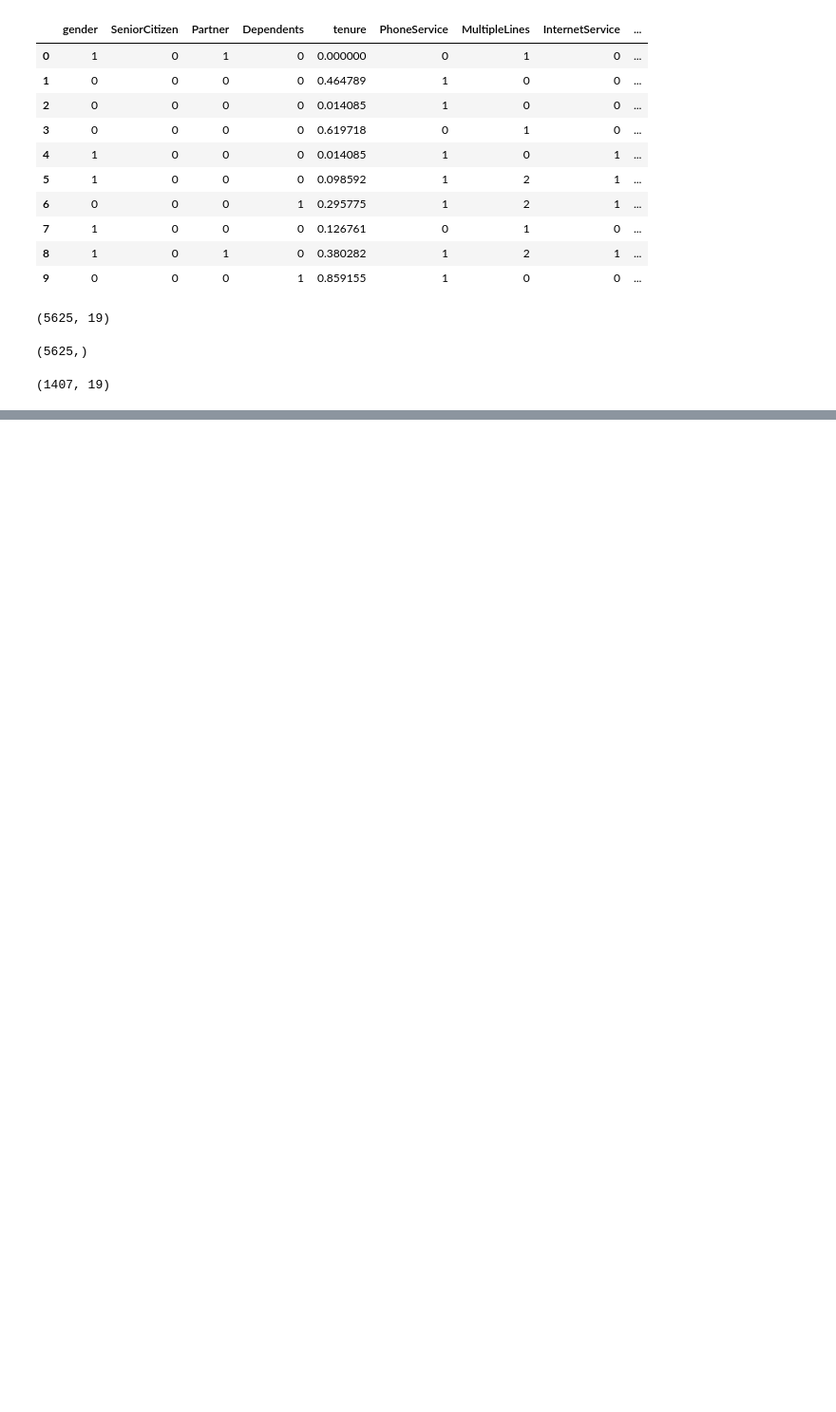
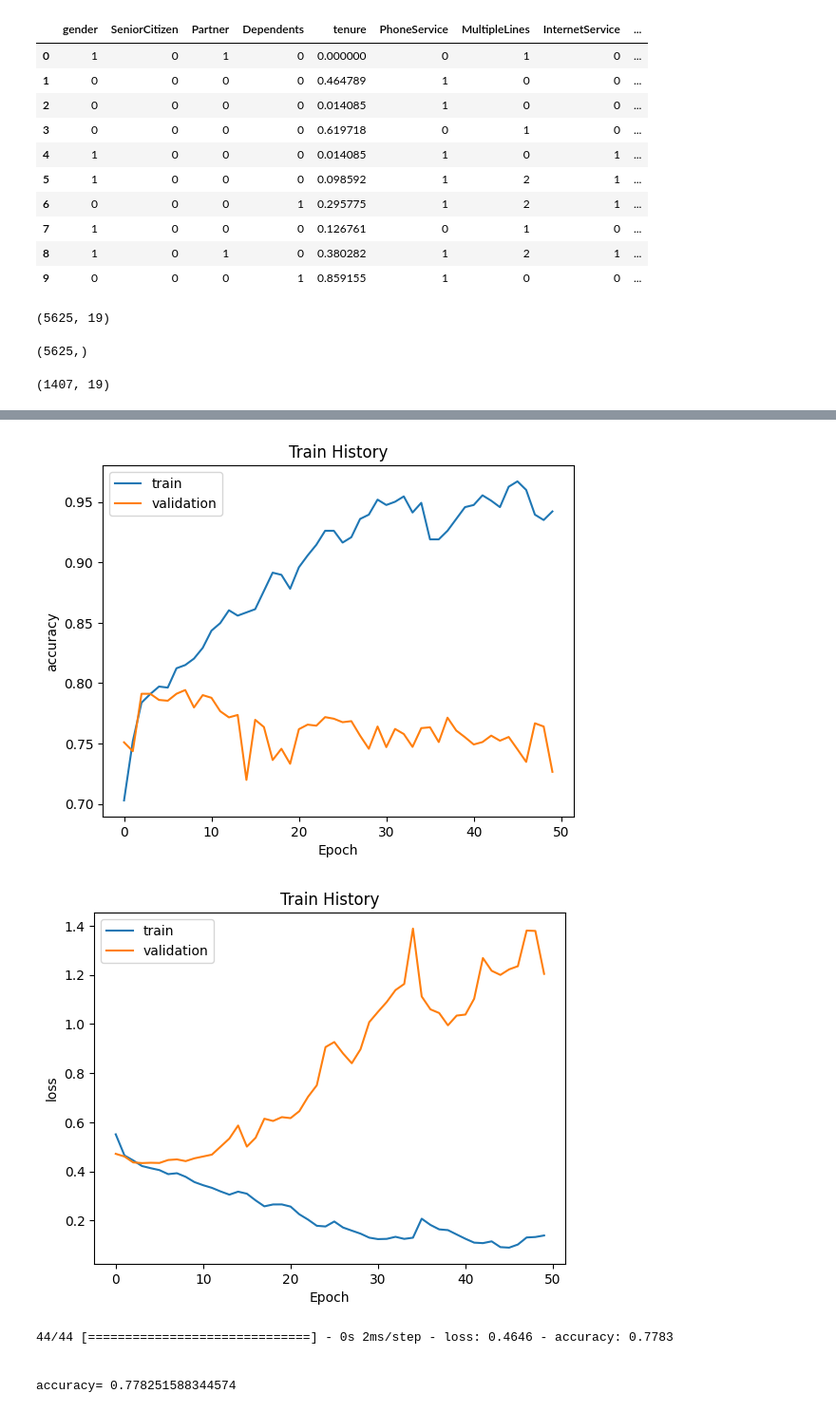
Before and after one commit to joshIsac/DeepLearningLab, a Jupyter notebook: 2348523_dl_lab4_Deep_neural_network.ipynb, the cells around one changed output, grey strips where cells are left out. Shown at 95% size. Saved outputs shown, nothing was run; the diff lists cells and outputs as text; code cells hidden in the pictures; blank space fills up the shorter version.

```diff
--- a/2348523_dl_lab4_Deep_neural_network.ipynb
+++ b/2348523_dl_lab4_Deep_neural_network.ipynb
@@ -415,6 +472,5 @@ model2.add(Dense(units=64, activation='relu'))
 model2.add(Dropout(0.5))  # Adding dropout layer after the second hidden layer
 model2.add(Dense(units=32, activation='relu'))
 model2.add(Dropout(0.5))  # Adding dropout layer after the third hidden layer
-model2.add(Dense(units=16, activation='relu'))
-model2.add(Dropout(0.5))  # Adding dropout layer after the fourth hidden layer
 model2.add(Dense(units=1, activation='sigmoid'))
+model2.summary()
@@ -421,7 +495,7 @@ model2.add(Dense(units=1, activation='sigmoid'))
 # %%
 adam = Adam(learning_rate=0.01)
-model2.compile(loss='mse', optimizer=adam, metrics=['accuracy'])
+model2.compile(loss='binary_crossentropy', optimizer=adam, metrics=['accuracy'])
 # %%
-model2.fit(X_train, y_train, epochs=50)
+model2.fit(X_train, y_train, epochs=50,validation_split=0.30,  batch_size=200, verbose=2)
 # %% [output]
 Epoch 1/50
@@ -444 +518,15 @@ Epoch 50/50
 <keras.src.callbacks.History at 0x...>
+# %%
+show_train_history(train_history,'accuracy','val_accuracy')
+show_train_history(train_history,'loss','val_loss')
+
+scores = model2.evaluate(X_test, y_test)
+print('\n')
+print('accuracy=',scores[1])
+# %% [output]
+[figure, added]
+[figure, added]
+44/44 [==============================] - 0s 2ms/step - loss: 0.4646 - accuracy: 0.7783
+
+
+accuracy= 0.778251588344574
```
Also changed, not shown: parts of 38 cells of this notebook.
